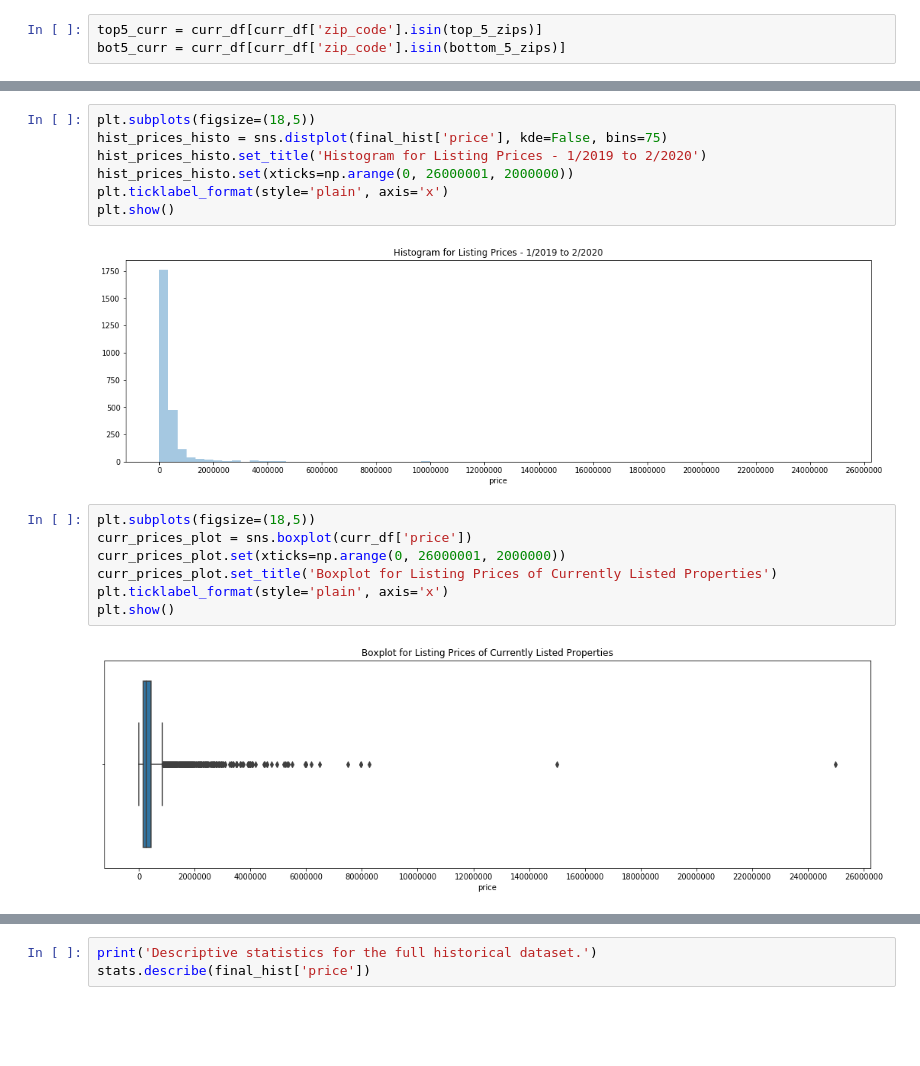
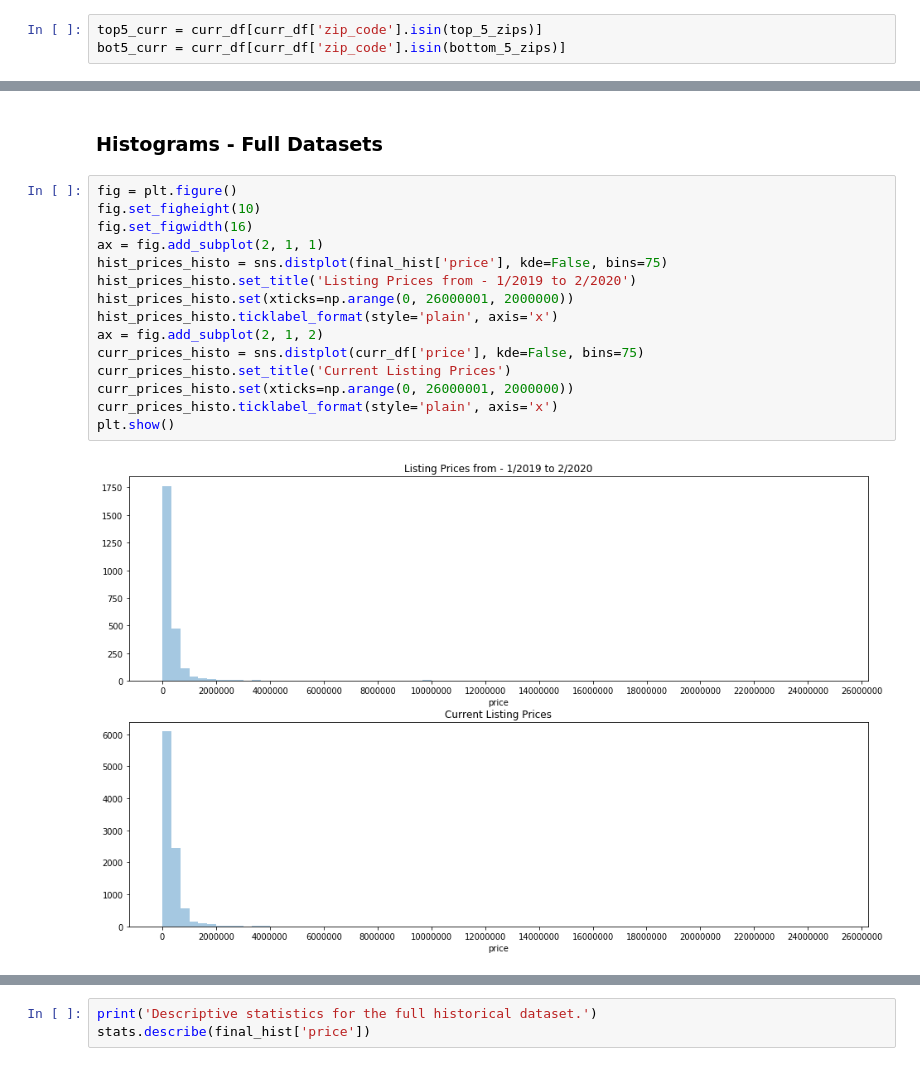
Before and after one commit to DigimonFrankie/Capstone-I, a Jupyter notebook: EDA/Before_vs_After_Analysis.ipynb, the cells around one changed output, grey strips where cells are left out. Saved outputs shown, nothing was run; the diff lists cells and outputs as text; blank space fills up the shorter version.

```diff
--- a/EDA/Before_vs_After_Analysis.ipynb
+++ b/EDA/Before_vs_After_Analysis.ipynb
@@ -130,18 +140,19 @@ plt.show()
+# %% [markdown]
+### Histograms - Full Datasets
 # %%
-plt.subplots(figsize=(18,5))
+fig = plt.figure()
+fig.set_figheight(10)
+fig.set_figwidth(16)
+ax = fig.add_subplot(2, 1, 1)
 hist_prices_histo = sns.distplot(final_hist['price'], kde=False, bins=75)
-hist_prices_histo.set_title('Histogram for Listing Prices - 1/2019 to 2/2020')
+hist_prices_histo.set_title('Listing Prices from - 1/2019 to 2/2020')
 hist_prices_histo.set(xticks=np.arange(0, 26000001, 2000000))
-plt.ticklabel_format(style='plain', axis='x')
+hist_prices_histo.ticklabel_format(style='plain', axis='x')
+ax = fig.add_subplot(2, 1, 2)
+curr_prices_histo = sns.distplot(curr_df['price'], kde=False, bins=75)
+curr_prices_histo.set_title('Current Listing Prices')
+curr_prices_histo.set(xticks=np.arange(0, 26000001, 2000000))
+curr_prices_histo.ticklabel_format(style='plain', axis='x')
 plt.show()
 # %% [output]
-[figure, old version]
+[figure, new version]
-# %%
-plt.subplots(figsize=(18,5))
-curr_prices_plot = sns.boxplot(curr_df['price'])
-curr_prices_plot.set(xticks=np.arange(0, 26000001, 2000000))
-curr_prices_plot.set_title('Boxplot for Listing Prices of Currently Listed Properties')
-plt.ticklabel_format(style='plain', axis='x')
-plt.show()
-# %% [output]
-[figure, removed]
```
Also changed, not shown: parts of 51 cells of this notebook.
